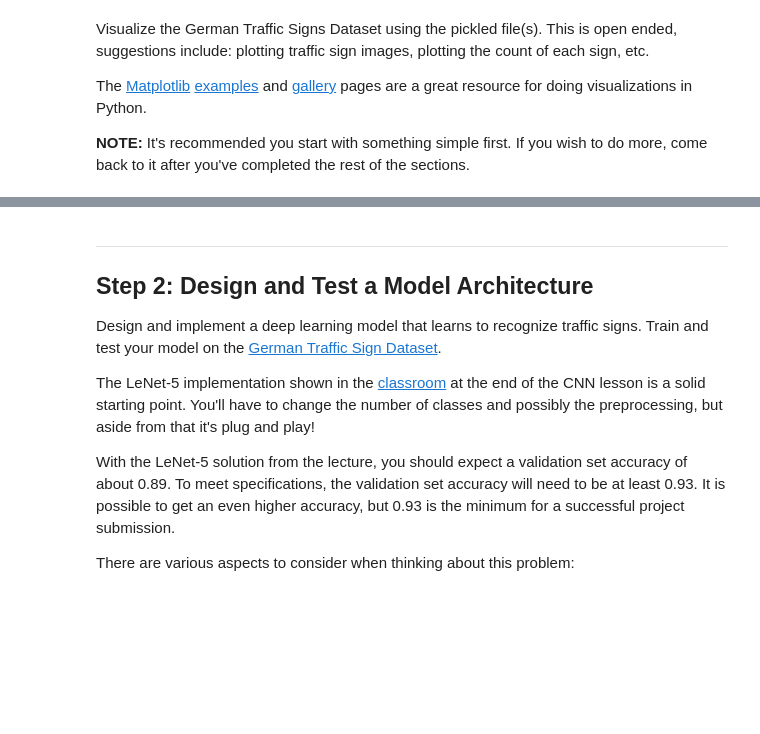
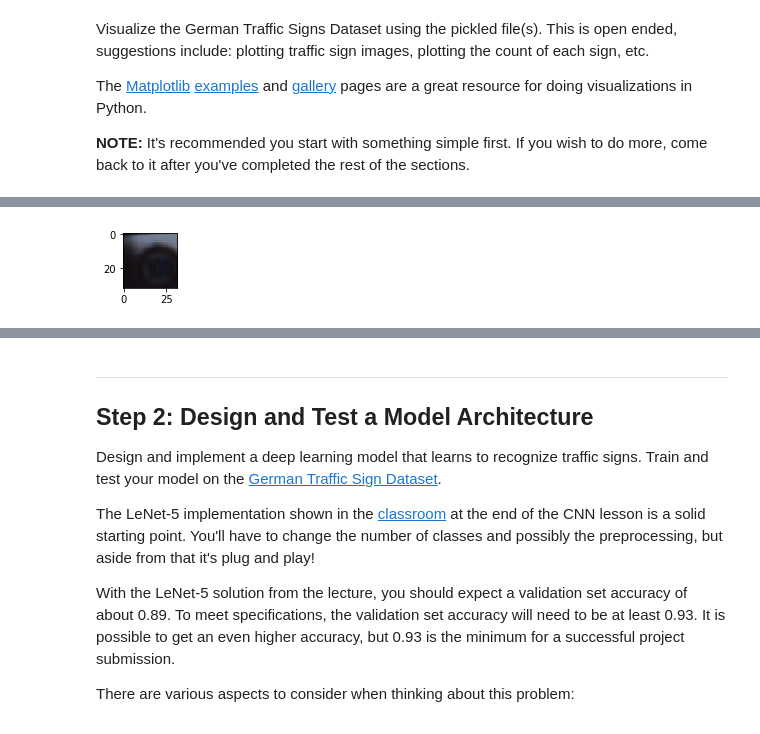
Before and after one commit to bryan0806/Udacity-CarND-Traffic-Sign-Classifier-Project, a Jupyter notebook: Traffic_Sign_Classifier.ipynb, the cells around one changed output, grey strips where cells are left out. Drawn from its saved outputs; the diff is of its cells as text; code cells hidden in the pictures; blank space fills up the shorter version.

Commit message:
Adding image transform function to add more training set data, with 50 epoch accuracy is 86.3%, But could be more with more epoch

```diff
--- a/Traffic_Sign_Classifier.ipynb
+++ b/Traffic_Sign_Classifier.ipynb
@@ -127,0 +131,79 @@ the length of x train is  34799
+# %%
+#data argumenting
+def augment_brightness_camera_images(image):
+    image1 = cv2.cvtColor(image,cv2.COLOR_RGB2HSV)
+    random_bright = .25+np.random.uniform()
+    #print(random_bright)
+    image1[:,:,2] = image1[:,:,2]*random_bright
+    image1 = cv2.cvtColor(image1,cv2.COLOR_HSV2RGB)
+    return image1
+
+def transform_image(img,ang_range,shear_range,trans_range):
+    '''
+    This function transforms images to generate new images.
+    The function takes in following arguments,
+    1- Image
+    2- ang_range: Range of angles for rotation
+    3- shear_range: Range of values to apply affine transform to
+    4- trans_range: Range of values to apply translations over.
+
+    A Random uniform distribution is used to generate different parameters for transformation
+
+    '''
+    # Rotation
+
+    ang_rot = np.random.uniform(ang_range)-ang_range/2
+    rows,cols,ch = img.shape
+    Rot_M = cv2.getRotationMatrix2D((cols/2,rows/2),ang_rot,1)
+
+    # Translation
+    tr_x = trans_range*np.random.uniform()-trans_range/2
+    tr_y = trans_range*np.random.uniform()-trans_range/2
+    Trans_M = np.float32([[1,0,tr_x],[0,1,tr_y]])
+
+    # Shear
+    pts1 = np.float32([[5,5],[20,5],[5,20]])
+
+    pt1 = 5+shear_range*np.random.uniform()-shear_range/2
+    pt2 = 20+shear_range*np.random.uniform()-shear_range/2
+
+    # Brightness
+
+
+    pts2 = np.float32([[pt1,5],[pt2,pt1],[5,pt2]])
+
+    shear_M = cv2.getAffineTransform(pts1,pts2)
+
+    img = cv2.warpAffine(img,Rot_M,(cols,rows))
+    img = cv2.warpAffine(img,Trans_M,(cols,rows))
+    img = cv2.warpAffine(img,shear_M,(cols,rows))
+
+    img = augment_brightness_camera_images(img)
+
+    return img
+
+index = random.randint(0, len(X_valid))
+print("the length of x train is ", len(X_train))
+image = X_valid[index]
+#print(image[0][0][0])
+
+def rgb2gray2(rgb):
+    return np.dot(rgb[...,:3], [0.299, 0.587, 0.114])
+
+plt.figure(figsize=(1,1))
+transform1 = transform_image(image,20,10,5)
+plt.imshow(transform1)
+
+plt.figure(figsize=(1,1))
+transform2 = transform_image(image,15,5,4)
+plt.imshow(transform2)
+
+
+plt.figure(figsize=(1,1))
+gray = rgb2gray2(image)
+plt.imshow(gray,cmap = plt.get_cmap('gray'))
+
+plt.figure(figsize=(1,1))
+plt.imshow(image)
+print(y_train[index])
+# %% [output]
@@ -127,0 +212 @@ the length of x train is  34799
+[figure, added]
```
Also changed, not shown: parts of 9 cells of this notebook, 3 other files.
